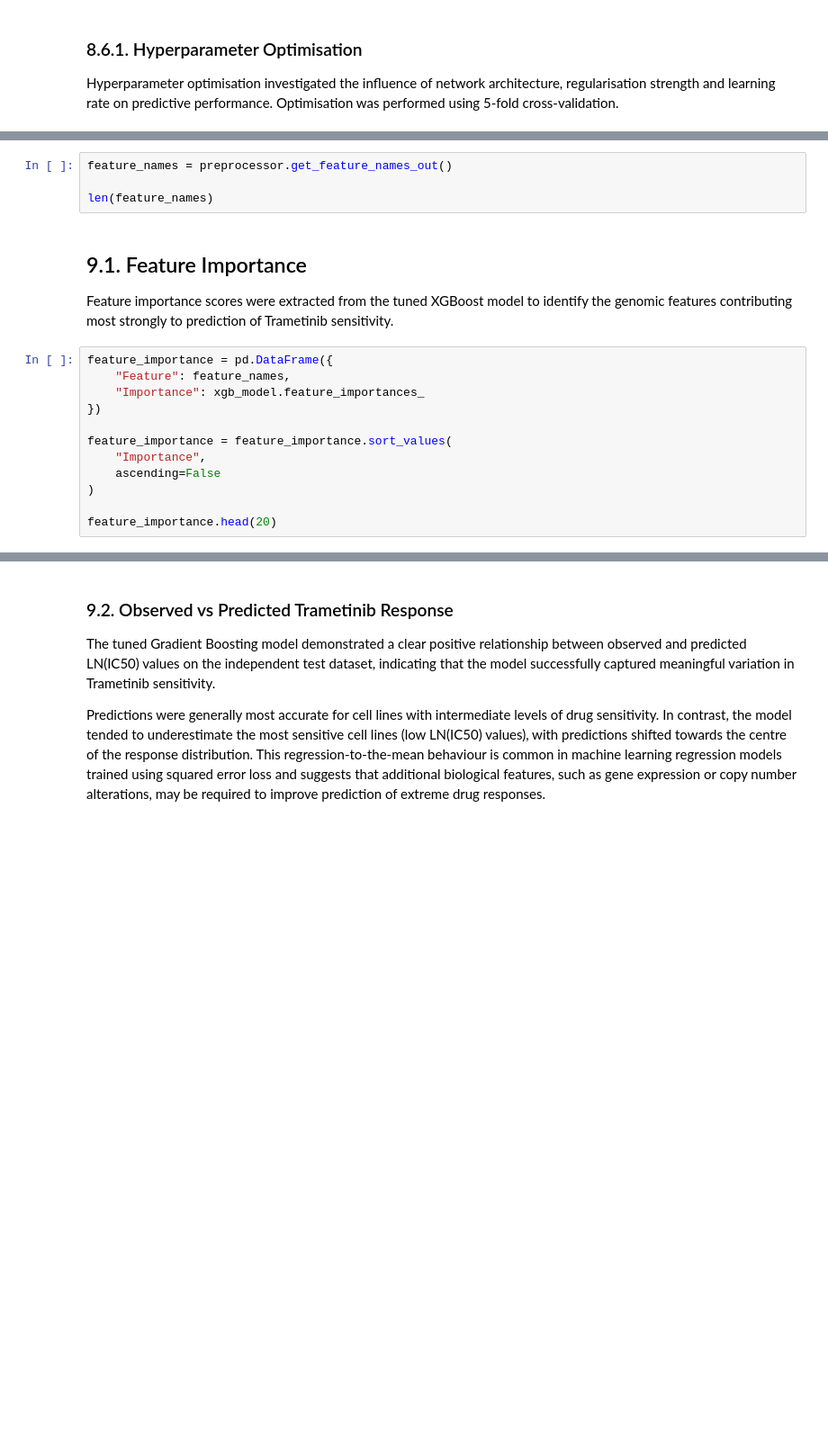
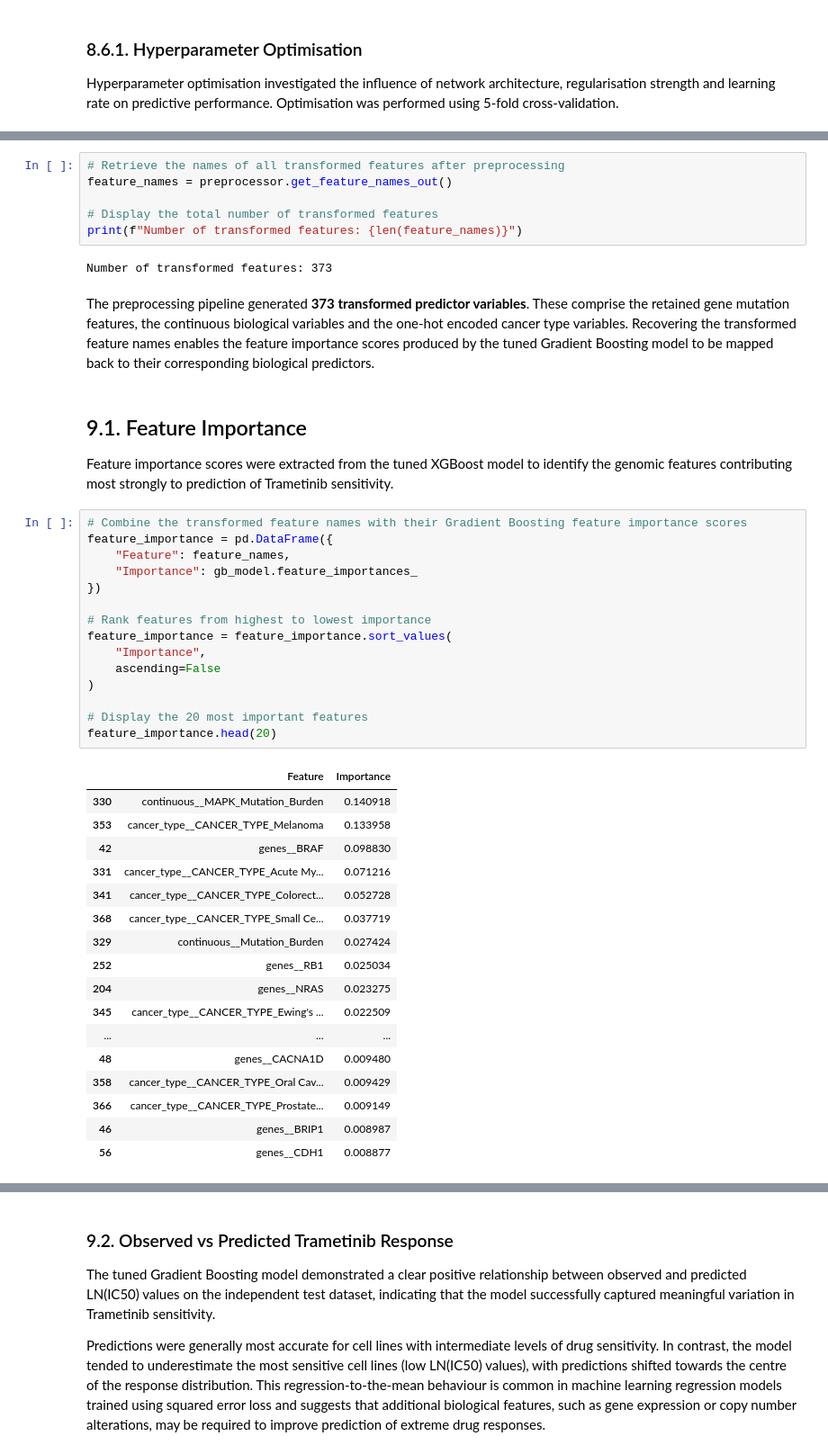
Before and after one commit to carolinemalaihull/trametinib-drug-response-ml, a Jupyter notebook: notebooks/02_feature_engineering.ipynb, the cells around one changed output, grey strips where cells are left out. Shown at 90% size. Drawn from its saved outputs; the diff is of its cells as text; blank space fills up the shorter version.

```diff
--- a/notebooks/02_feature_engineering.ipynb
+++ b/notebooks/02_feature_engineering.ipynb
@@ -1248,20 +1763,47 @@ preprocessor = best_xgboost.named_steps["preprocessing"]
 # %%
+# Retrieve the names of all transformed features after preprocessing
 feature_names = preprocessor.get_feature_names_out()
 
-len(feature_names)
+# Display the total number of transformed features
+print(f"Number of transformed features: {len(feature_names)}")
+# %% [output]
+Number of transformed features: 373
+# %% [markdown]
+The preprocessing pipeline generated **373 transformed predictor variables**. These comprise the retained gene mutation features, the continuous biological variables and the one-hot encoded cancer type variables. Recovering the transformed feature names enables the feature importance scores produced by the tuned Gradient Boosting model to be mapped back to their corresponding biological predictors.
 # %% [markdown]
 ## 9.1. Feature Importance
 
 Feature importance scores were extracted from the tuned XGBoost model to identify the genomic features contributing most strongly to prediction of Trametinib sensitivity.
 # %%
+# Combine the transformed feature names with their Gradient Boosting feature importance scores
 feature_importance = pd.DataFrame({
     "Feature": feature_names,
-    "Importance": xgb_model.feature_importances_
+    "Importance": gb_model.feature_importances_
 })
 
+# Rank features from highest to lowest importance
 feature_importance = feature_importance.sort_values(
     "Importance",
     ascending=False
 )
 
+# Display the 20 most important features
 feature_importance.head(20)
+# %% [output]
+|  | Feature | Importance |
+| 330 | continuous__MAPK_Mutation_Burden | 0.140918 |
+| 353 | cancer_type__CANCER_TYPE_Melanoma | 0.133958 |
+| 42 | genes__BRAF | 0.098830 |
+| 331 | cancer_type__CANCER_TYPE_Acute My... | 0.071216 |
+| 341 | cancer_type__CANCER_TYPE_Colorect... | 0.052728 |
+| 368 | cancer_type__CANCER_TYPE_Small Ce... | 0.037719 |
+| 329 | continuous__Mutation_Burden | 0.027424 |
+| 252 | genes__RB1 | 0.025034 |
+| 204 | genes__NRAS | 0.023275 |
+| 345 | cancer_type__CANCER_TYPE_Ewing's ... | 0.022509 |
+| ... | ... | ... |
+| 48 | genes__CACNA1D | 0.009480 |
+| 358 | cancer_type__CANCER_TYPE_Oral Cav... | 0.009429 |
+| 366 | cancer_type__CANCER_TYPE_Prostate... | 0.009149 |
+| 46 | genes__BRIP1 | 0.008987 |
+| 56 | genes__CDH1 | 0.008877 |
```
Also changed, not shown: parts of 83 cells of this notebook.
